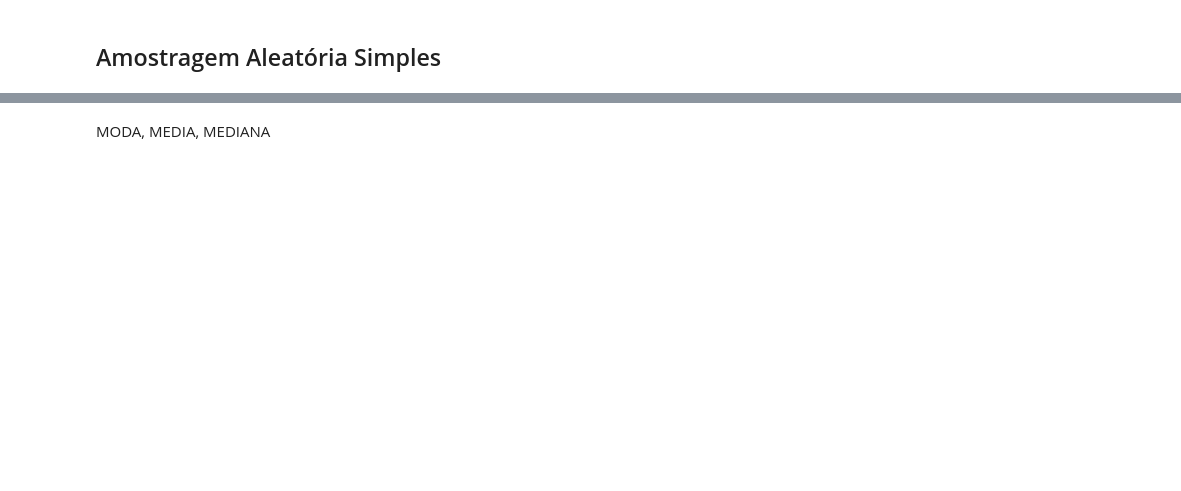
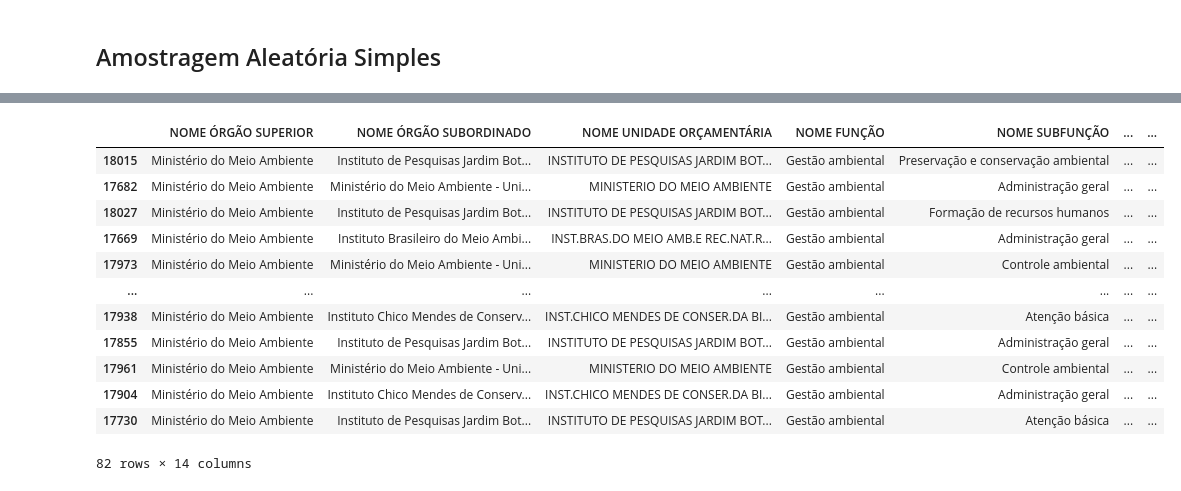
Before and after one commit to danlamberg/Atividade-Data-Science, a Jupyter notebook: Trabalho_Bimestral.ipynb, the cells around one changed output, grey strips where cells are left out. Saved outputs shown, nothing was run; the diff lists cells and outputs as text; code cells hidden in the pictures; blank space fills up the shorter version.

```diff
--- a/Trabalho_Bimestral.ipynb
+++ b/Trabalho_Bimestral.ipynb
@@ -359,2 +361,16 @@ df_amos_simples
-# %% [markdown]
-MODA, MEDIA, MEDIANA
+# %%
+df_amos_simples
+# %% [output]
+|  | NOME ÓRGÃO SUPERIOR | NOME ÓRGÃO SUBORDINADO | NOME UNIDADE ORÇAMENTÁRIA | NOME FUNÇÃO | NOME SUBFUNÇÃO | ... | ... |
+| 18015 | Ministério do Meio Ambiente | Instituto de Pesquisas Jardim Bot... | INSTITUTO DE PESQUISAS JARDIM BOT... | Gestão ambiental | Preservação e conservação ambiental | ... | ... |
+| 17682 | Ministério do Meio Ambiente | Ministério do Meio Ambiente - Uni... | MINISTERIO DO MEIO AMBIENTE | Gestão ambiental | Administração geral | ... | ... |
+| 18027 | Ministério do Meio Ambiente | Instituto de Pesquisas Jardim Bot... | INSTITUTO DE PESQUISAS JARDIM BOT... | Gestão ambiental | Formação de recursos humanos | ... | ... |
+| 17669 | Ministério do Meio Ambiente | Instituto Brasileiro do Meio Ambi... | INST.BRAS.DO MEIO AMB.E REC.NAT.R... | Gestão ambiental | Administração geral | ... | ... |
+| 17973 | Ministério do Meio Ambiente | Ministério do Meio Ambiente - Uni... | MINISTERIO DO MEIO AMBIENTE | Gestão ambiental | Controle ambiental | ... | ... |
+| ... | ... | ... | ... | ... | ... | ... | ... |
+| 17938 | Ministério do Meio Ambiente | Instituto Chico Mendes de Conserv... | INST.CHICO MENDES DE CONSER.DA BI... | Gestão ambiental | Atenção básica | ... | ... |
+| 17855 | Ministério do Meio Ambiente | Instituto de Pesquisas Jardim Bot... | INSTITUTO DE PESQUISAS JARDIM BOT... | Gestão ambiental | Administração geral | ... | ... |
+| 17961 | Ministério do Meio Ambiente | Ministério do Meio Ambiente - Uni... | MINISTERIO DO MEIO AMBIENTE | Gestão ambiental | Controle ambiental | ... | ... |
+| 17904 | Ministério do Meio Ambiente | Instituto Chico Mendes de Conserv... | INST.CHICO MENDES DE CONSER.DA BI... | Gestão ambiental | Administração geral | ... | ... |
+| 17730 | Ministério do Meio Ambiente | Instituto de Pesquisas Jardim Bot... | INSTITUTO DE PESQUISAS JARDIM BOT... | Gestão ambiental | Atenção básica | ... | ... |
+82 rows × 14 columns
```
Also changed, not shown: parts of 8 cells of this notebook.
